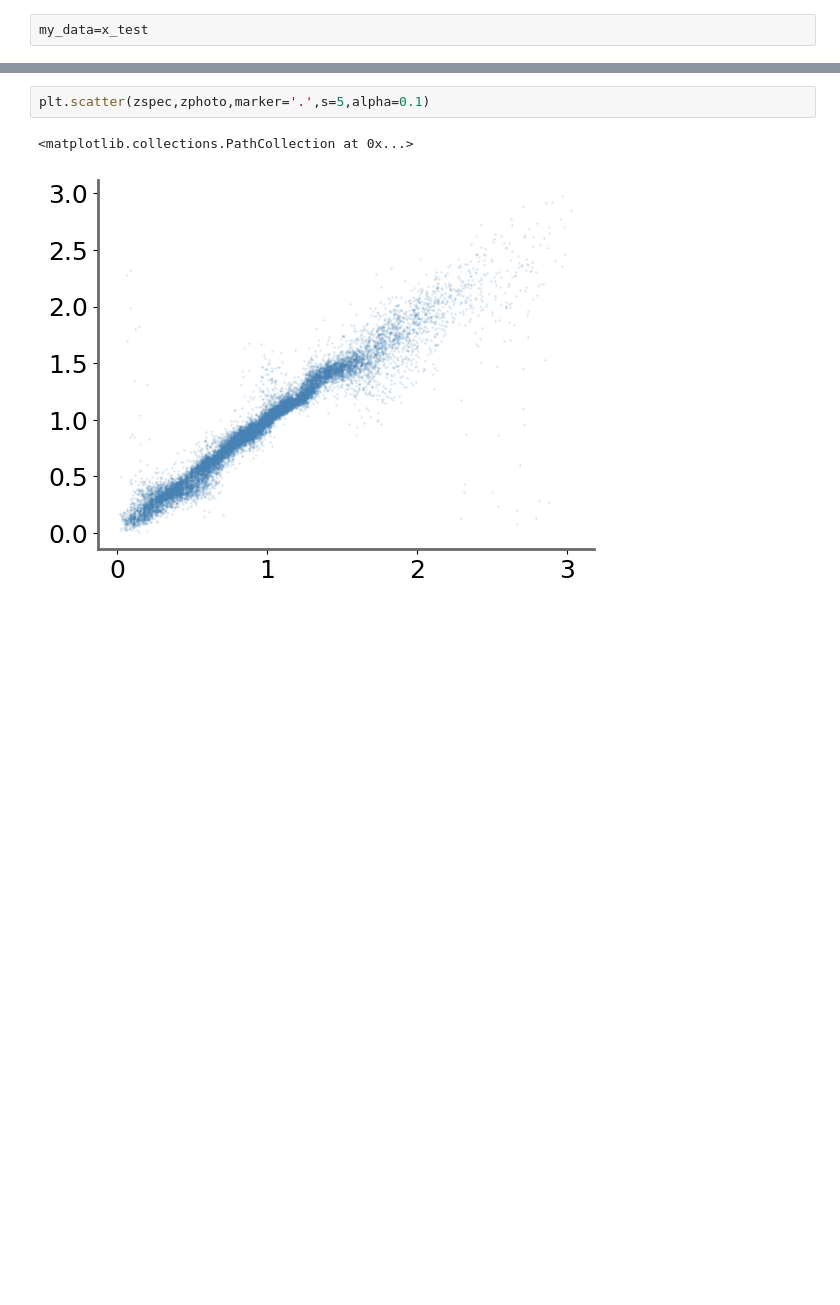
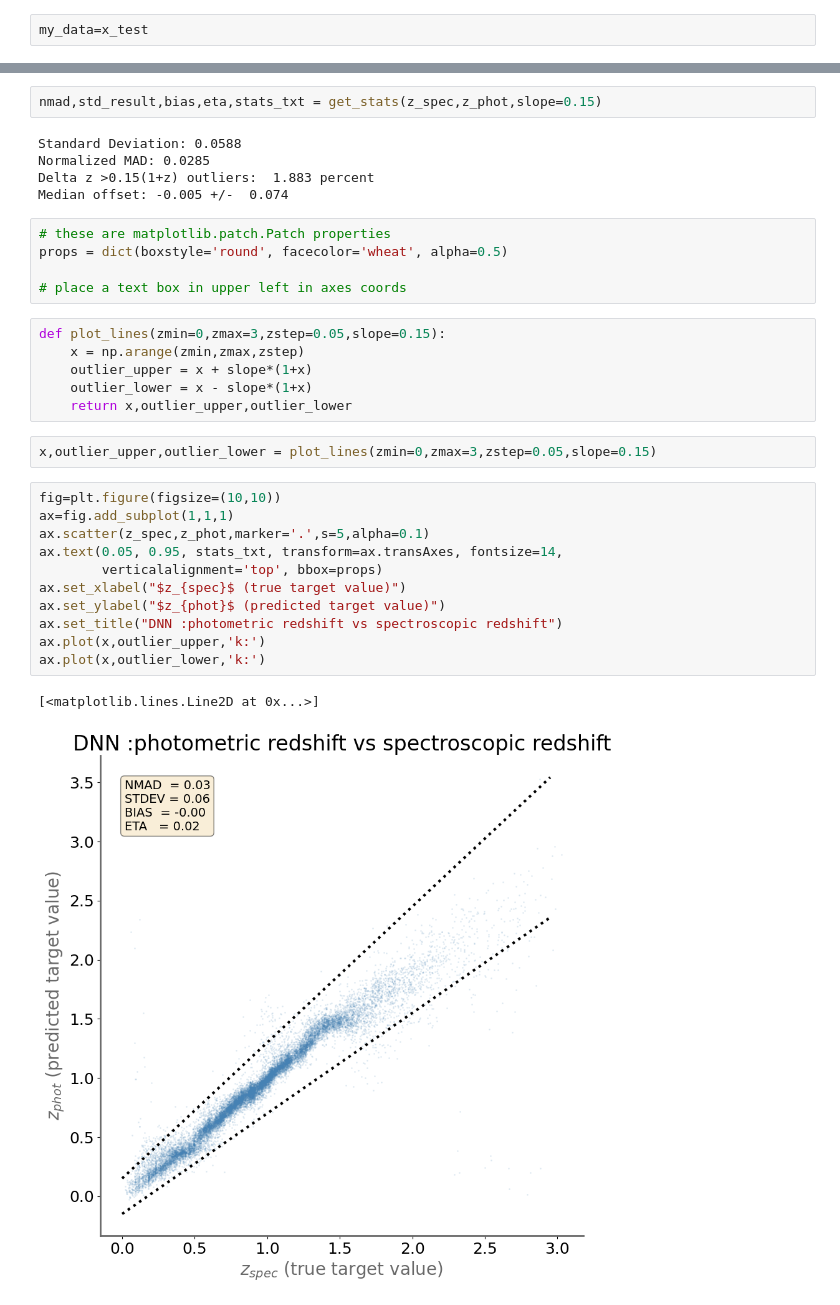
Before and after one commit to sylvielsstfr/MyDeepNN, a Jupyter notebook: PhotoZ/PhotoZInRail/notebooks/01-DNN-Regression.ipynb, the cells around one changed output, grey strips where cells are left out. Saved outputs shown, nothing was run; the diff lists cells and outputs as text; blank space fills up the shorter version.

Commit message:
DNN works and plots

```diff
--- a/PhotoZ/PhotoZInRail/notebooks/01-DNN-Regression.ipynb
+++ b/PhotoZ/PhotoZInRail/notebooks/01-DNN-Regression.ipynb
@@ -294,8 +307,37 @@ zphoto = predictions.T
-# %%
-plt.scatter(zspec,zphoto,marker='.',s=5,alpha=0.1)
-# %% [output]
-<matplotlib.collections.PathCollection at 0x...>
-[figure, removed]
+# %%
+nmad,std_result,bias,eta,stats_txt = get_stats(z_spec,z_phot,slope=0.15)
+# %% [output]
+Standard Deviation: 0.0588
+Normalized MAD: 0.0285
+Delta z >0.15(1+z) outliers:  1.883 percent
+Median offset: -0.005 +/-  0.074
+# %%
+# these are matplotlib.patch.Patch properties
+props = dict(boxstyle='round', facecolor='wheat', alpha=0.5)
+
+# place a text box in upper left in axes coords
+# %%
+def plot_lines(zmin=0,zmax=3,zstep=0.05,slope=0.15):
+    x = np.arange(zmin,zmax,zstep)
+    outlier_upper = x + slope*(1+x)
+    outlier_lower = x - slope*(1+x)
+    return x,outlier_upper,outlier_lower
+# %%
+x,outlier_upper,outlier_lower = plot_lines(zmin=0,zmax=3,zstep=0.05,slope=0.15)
+# %%
+fig=plt.figure(figsize=(10,10))
+ax=fig.add_subplot(1,1,1)
+ax.scatter(z_spec,z_phot,marker='.',s=5,alpha=0.1)
+ax.text(0.05, 0.95, stats_txt, transform=ax.transAxes, fontsize=14,
+        verticalalignment='top', bbox=props)
+ax.set_xlabel("$z_{spec}$ (true target value)")
+ax.set_ylabel("$z_{phot}$ (predicted target value)")
+ax.set_title("DNN :photometric redshift vs spectroscopic redshift")
+ax.plot(x,outlier_upper,'k:')
+ax.plot(x,outlier_lower,'k:')
+# %% [output]
+[<matplotlib.lines.Line2D at 0x...>]
+[figure, added]
 # %%
 fidle.end()
 # %% [output]
```
Also changed, not shown: parts of 14 cells of this notebook, 1 other file.
